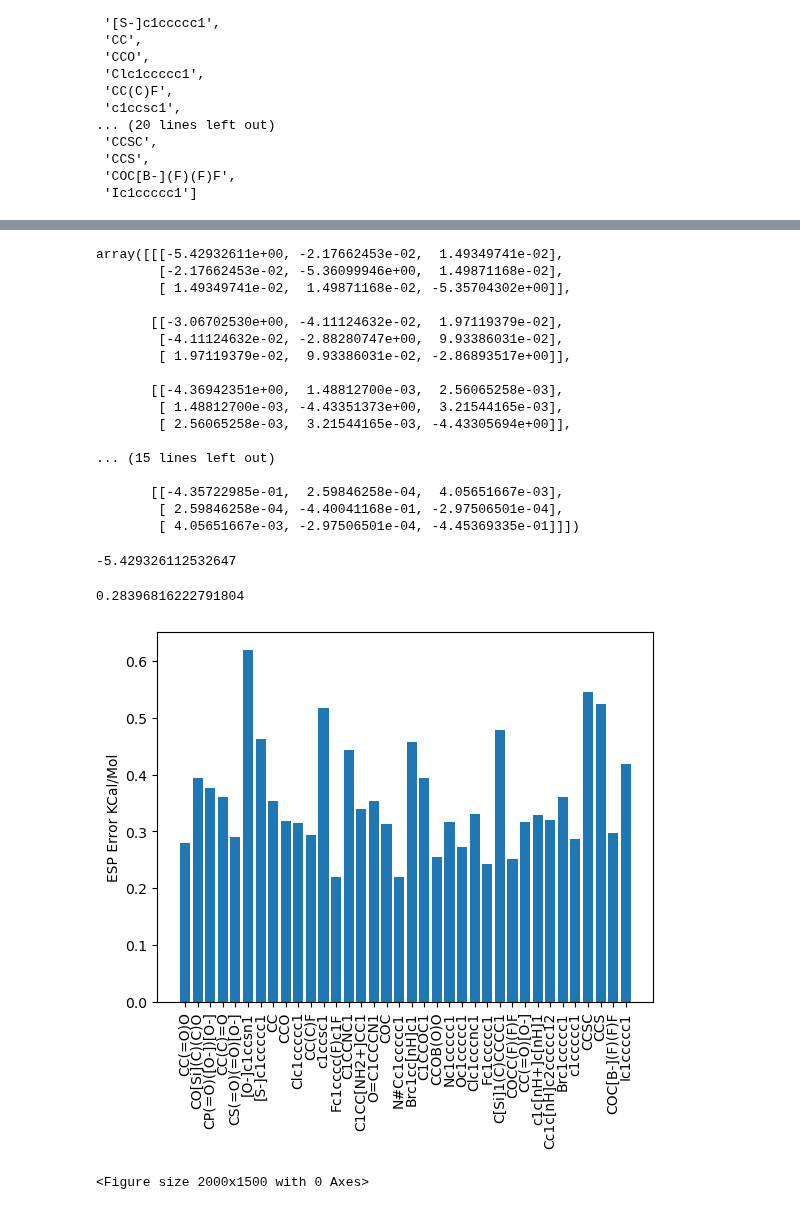
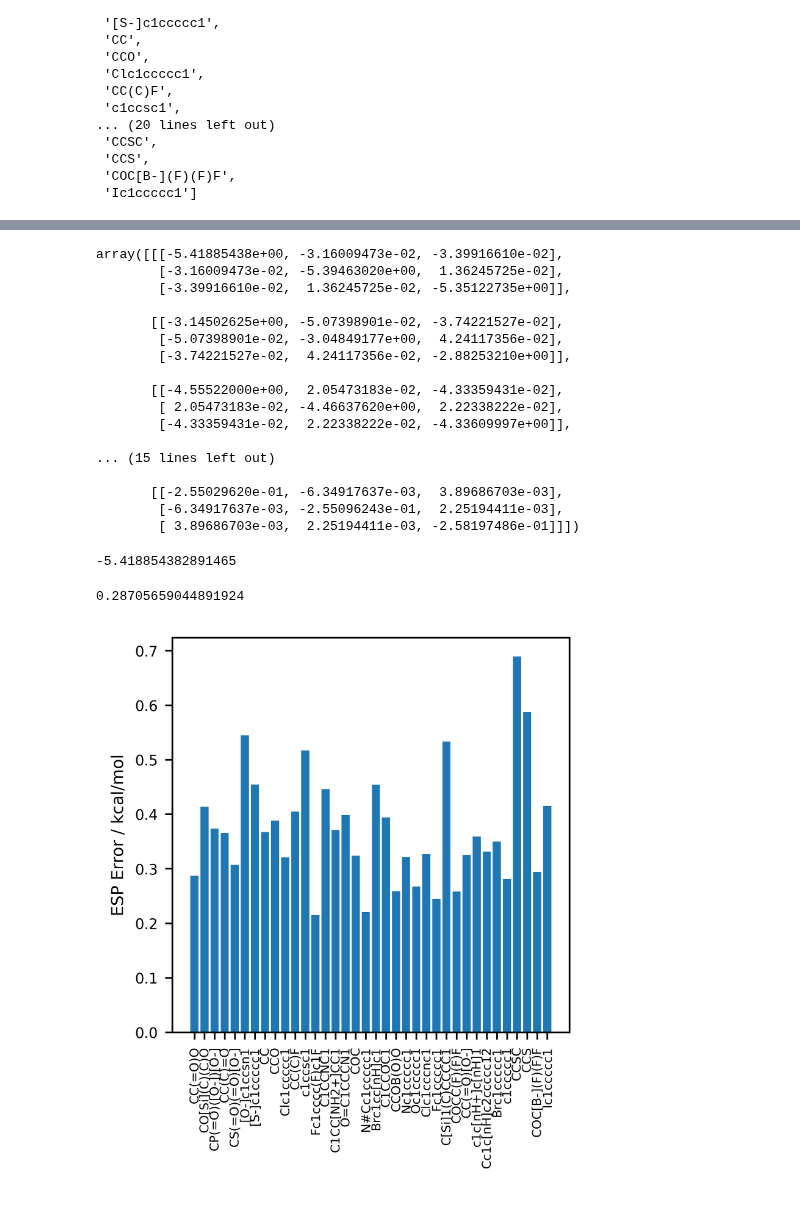
Before and after one commit to bismuthadams1/charge_paper, a Jupyter notebook: producing_esp_from_mbis/comparison.ipynb, the cells around one changed output, grey strips where cells are left out. Drawn from its saved outputs; the diff is of its cells as text; code cells hidden in the pictures.

```diff
--- a/producing_esp_from_mbis/comparison.ipynb
+++ b/producing_esp_from_mbis/comparison.ipynb
@@ -194,7 +196,7 @@ def detrace(quadrupoles: unit.Quantity) -> unit.Quantity:
     quadrupoles = quadrupoles*unit.e*unit.bohr*unit.bohr
     return quadrupoles
 # %%
-prop_store_dft = MoleculePropStore('/mnt/storage/nobackup/nca121/QC_archive_review/benchmark_review/filter_dataset/benchmark_2.db')
+prop_store_dft = MoleculePropStore('./properties_store_density.db')
 wbx_list = prop_store_dft.list()
 wbx_list
 # %% [output]
@@ -216,6 +218,6 @@ wbx_list
  'COC[B-](F)(F)F',
  'Ic1ccccc1']
 # %%
-wb97x_def2tzvpp = prop_store_dft.retrieve(smiles='CC(=O)O', method='pbe0', basis='def2-tzvpp')[0]
+wb97x_def2tzvpp = prop_store_dft.retrieve(smiles='CC(=O)O', method='wb97x-d', basis='def2-tzvpp')[0]
 wb97x_def2tzvpp
 # %% [output]
@@ -264,52 +266,59 @@ produced_esp
 # %%
 wb97x_def2tzvpp.mbis_quadropole.reshape(-1,3,3)
 # %% [output]
-array([[[-5.42932611e+00, -2.17662453e-02,  1.49349741e-02],
-        [-2.17662453e-02, -5.36099946e+00,  1.49871168e-02],
-        [ 1.49349741e-02,  1.49871168e-02, -5.35704302e+00]],
+array([[[-5.41885438e+00, -3.16009473e-02, -3.39916610e-02],
+        [-3.16009473e-02, -5.39463020e+00,  1.36245725e-02],
+        [-3.39916610e-02,  1.36245725e-02, -5.35122735e+00]],
 
-       [[-3.06702530e+00, -4.11124632e-02,  1.97119379e-02],
-        [-4.11124632e-02, -2.88280747e+00,  9.93386031e-02],
-        [ 1.97119379e-02,  9.93386031e-02, -2.86893517e+00]],
+       [[-3.14502625e+00, -5.07398901e-02, -3.74221527e-02],
+        [-5.07398901e-02, -3.04849177e+00,  4.24117356e-02],
+        [-3.74221527e-02,  4.24117356e-02, -2.88253210e+00]],
 
-       [[-4.36942351e+00,  1.48812700e-03,  2.56065258e-03],
-        [ 1.48812700e-03, -4.43351373e+00,  3.21544165e-03],
-        [ 2.56065258e-03,  3.21544165e-03, -4.43305694e+00]],
+       [[-4.55522000e+00,  2.05473183e-02, -4.33359431e-02],
+        [ 2.05473183e-02, -4.46637620e+00,  2.22338222e-02],
+        [-4.33359431e-02,  2.22338222e-02, -4.33609997e+00]],
 
 ... (15 lines left out)
 
-       [[-4.35722985e-01,  2.59846258e-04,  4.05651667e-03],
-        [ 2.59846258e-04, -4.40041168e-01, -2.97506501e-04],
-        [ 4.05651667e-03, -2.97506501e-04, -4.45369335e-01]]])
+       [[-2.55029620e-01, -6.34917637e-03,  3.89686703e-03],
+        [-6.34917637e-03, -2.55096243e-01,  2.25194411e-03],
+        [ 3.89686703e-03,  2.25194411e-03, -2.58197486e-01]]])
 # %%
 wb97x_def2tzvpp.mbis_quadropole.reshape(-1,3,3)[0][0][0]
 # %% [output]
--5.429326112532647
+-5.418854382891465
 # %%
 np.mean(np.abs(np.array(produced_esp[0]) - wb97x_def2tzvpp.esp.flatten()), axis=0) * 627.509
 # %% [output]
-0.28396816222791804
+0.28705659044891924
 # %%
+matplotlib.rcParams.update({
+    "font.size"       : 7,
+    "axes.labelsize"  : 8,
+    "axes.titlesize"  : 8,
+    "xtick.labelsize" : 6,
+    "ytick.labelsize" : 7,
+})
+
 esp_error = []
 for mol in wbx_list:
     wb97x_def2tzvpp = prop_store_dft.retrieve(smiles=mol, method='wb97x-d', basis='def2-tzvpp')[0]
     produced_esp = assign_esp(monopoles=wb97x_def2tzvpp.mbis_charges_quantity,
         dipoles=wb97x_def2tzvpp.mbis_dipole_quantity.reshape(-1,3),
         quadropules=wb97x_def2tzvpp.mbis_quadropole_quantity.reshape(-1,3,3),
         grid=wb97x_def2tzvpp.grid_coordinates_quantity,
         coordinates=wb97x_def2tzvpp.conformer_quantity)
     rebult_esp = np.mean(np.abs(np.array(produced_esp[0]) - wb97x_def2tzvpp.esp.flatten()), axis=0) * 627.509
     esp_error.append(rebult_esp)
 
+plt.figure(figsize=(3.45,3.45), dpi=600)
 plt.bar(x=wbx_list, height=esp_error)
-plt.ylabel('ESP Error / kcal/Mol')
+plt.ylabel('ESP Error / kcal/mol')
 plt.xticks(rotation = 90)
-plt.figure(figsize=(20,15))
-plt.savefig('esp_from_mbis.png')
+plt.savefig('esp_from_mbis.png', bbox_inches='tight')
 plt.show()
 # %% [output]
-[figure, old version]
+[figure, new version]
-<Figure size 2000x1500 with 0 Axes>
 # %%
 esp_error = []
 for mol in wbx_list:
```
Also changed, not shown: parts of 4 cells of this notebook, 15 other files.
